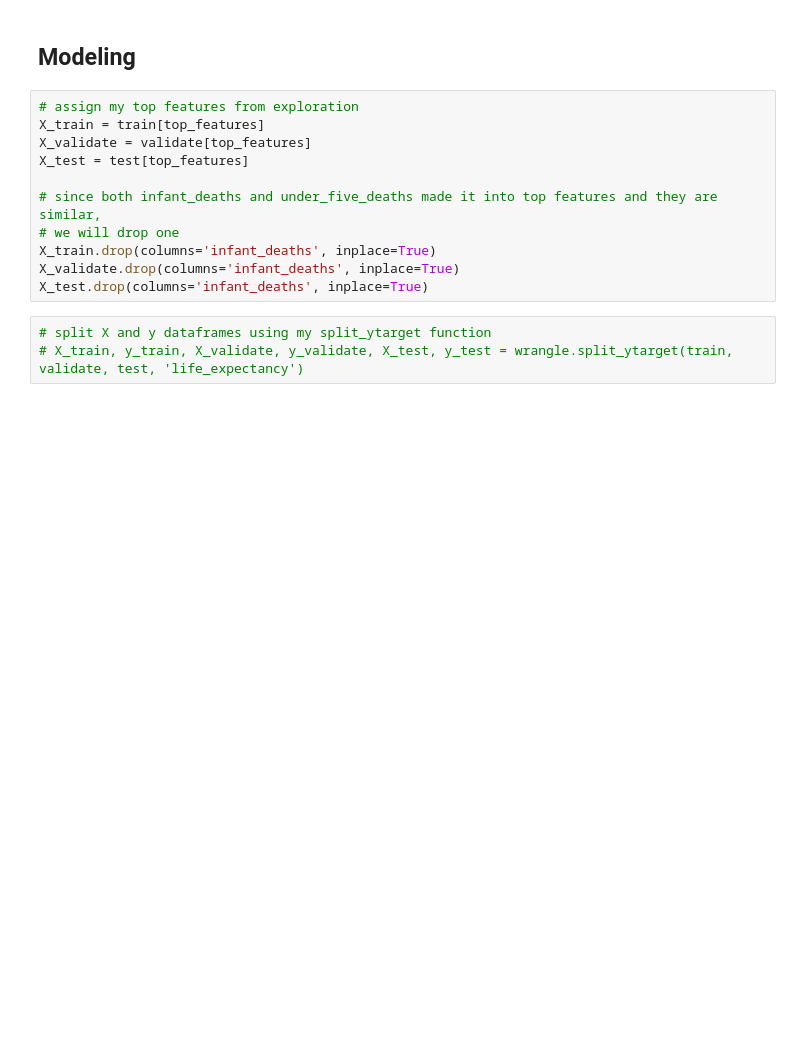
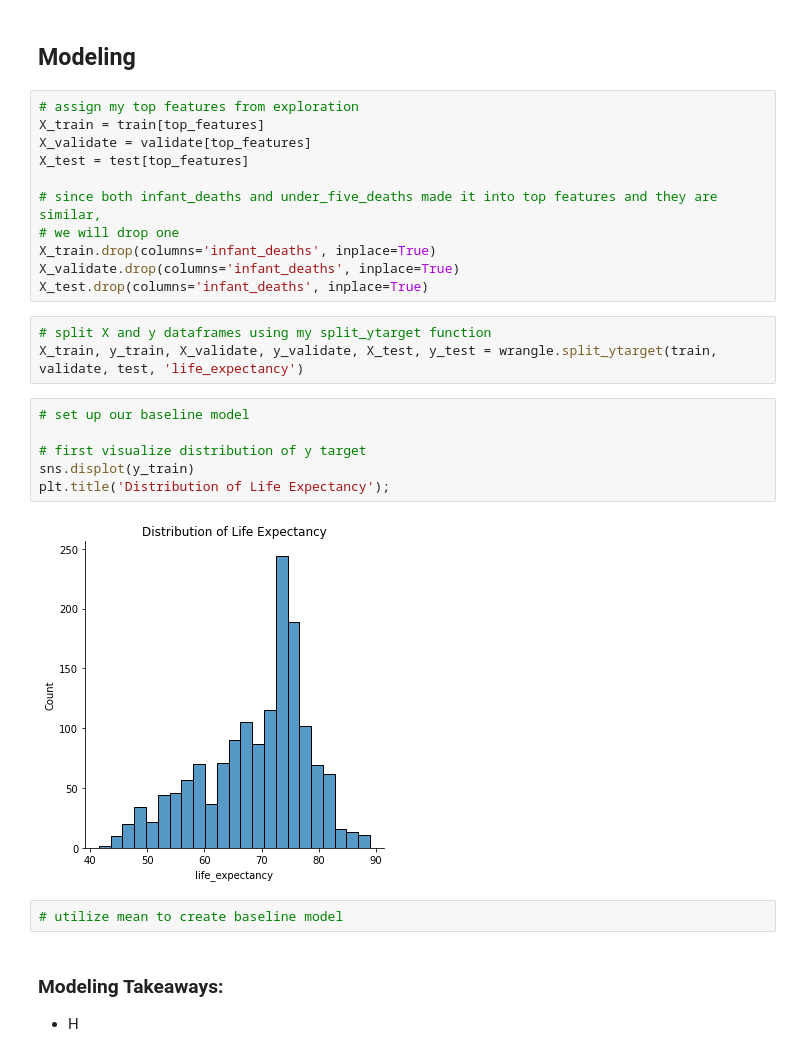
Before and after one commit to DesireeMcElroy/life-expectancy-project, a Jupyter notebook: life_expectancy.ipynb, the cells around one changed output. Cells and saved outputs as stored; diff of their text form; blank space fills up the shorter version.

Commit message:
updating baseline

```diff
--- a/life_expectancy.ipynb
+++ b/life_expectancy.ipynb
@@ -409,4 +469,17 @@ X_validate.drop(columns='infant_deaths', inplace=True)
 X_test.drop(columns='infant_deaths', inplace=True)
 # %%
 # split X and y dataframes using my split_ytarget function
-# X_train, y_train, X_validate, y_validate, X_test, y_test = wrangle.split_ytarget(train, validate, test, 'life_expectancy')
+X_train, y_train, X_validate, y_validate, X_test, y_test = wrangle.split_ytarget(train, validate, test, 'life_expectancy')
+# %%
+# set up our baseline model
+
+# first visualize distribution of y target
+sns.displot(y_train)
+plt.title('Distribution of Life Expectancy');
+# %% [output]
+[figure, added]
+# %%
+# utilize mean to create baseline model
+# %% [markdown]
+### Modeling Takeaways:
+- H
```
Also changed, not shown: parts of 18 cells of this notebook.
